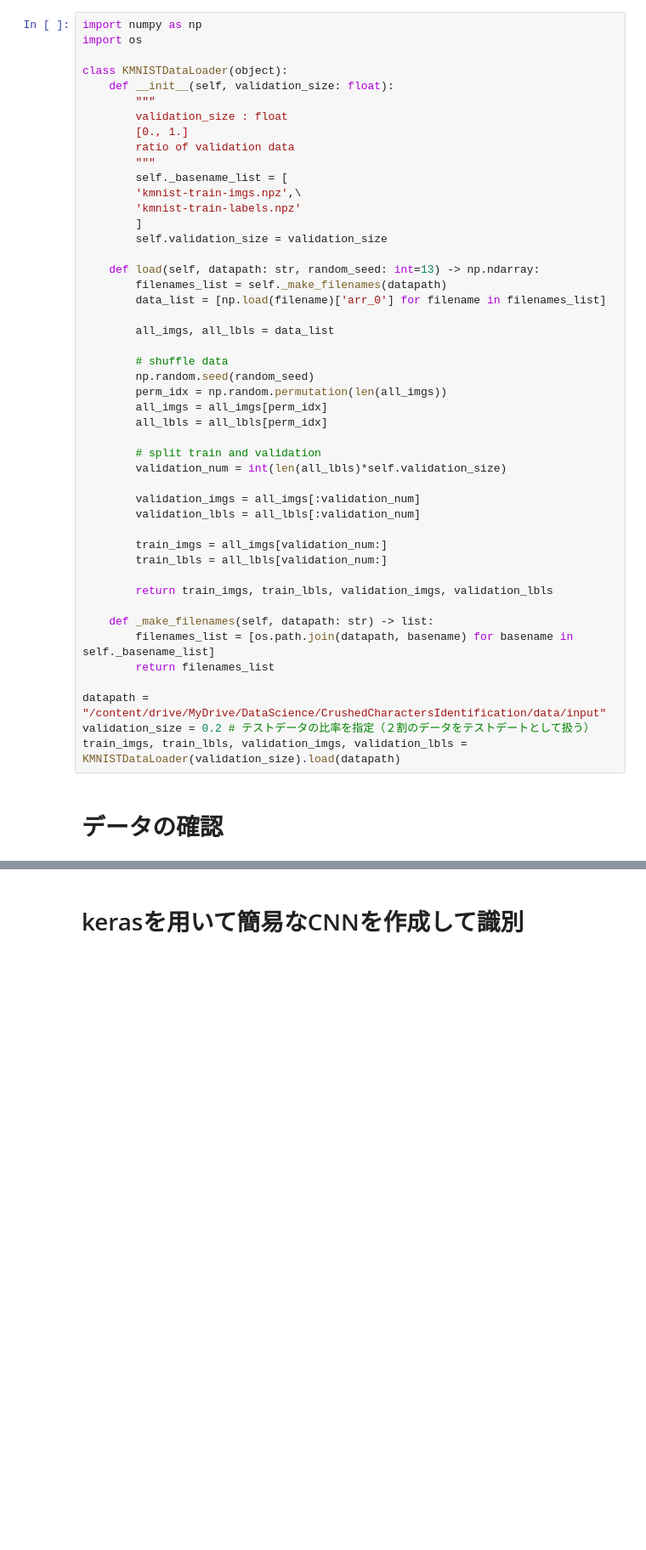
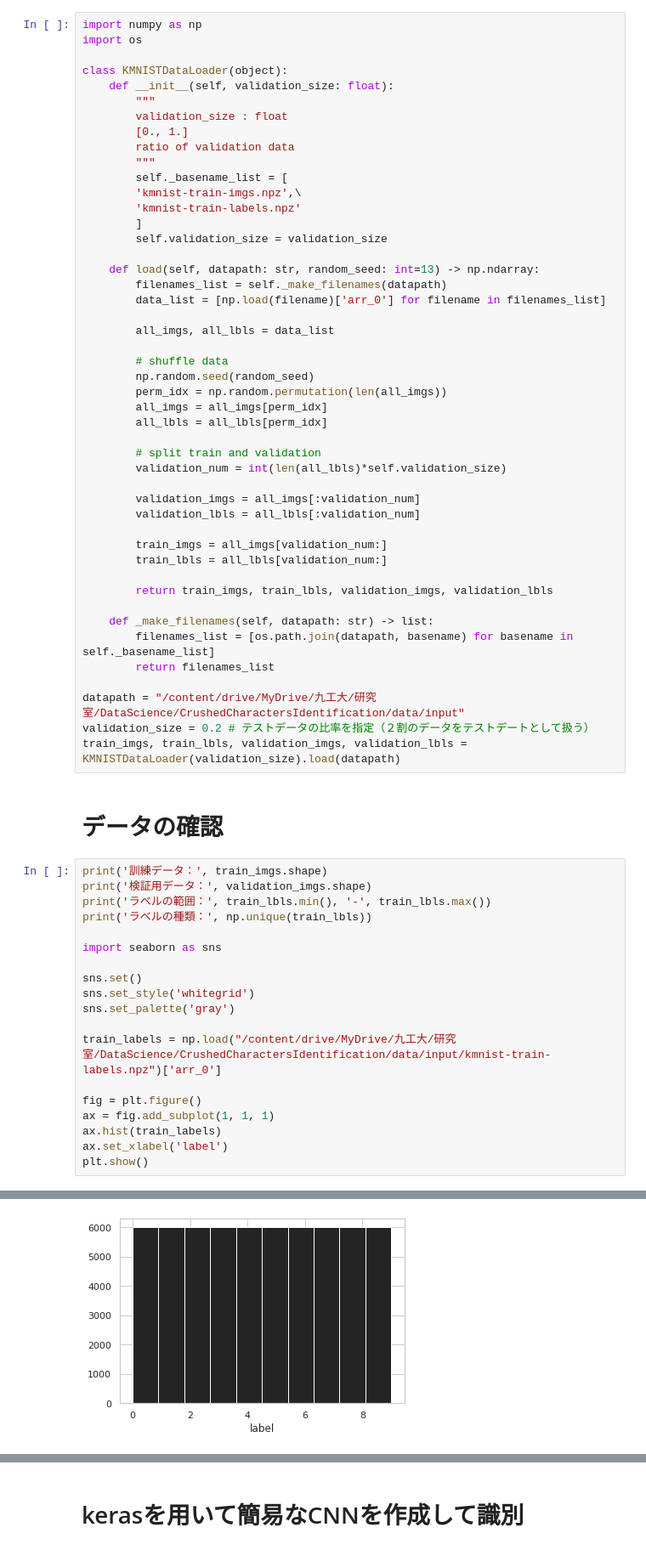
Before and after one commit to IshimotoTakara/CrushedCharactersIdentification, a Jupyter notebook: code.ipynb, the cells around one changed output, grey strips where cells are left out. Shown: that part at 85% size. Cells and saved outputs as stored; diff of their text form; blank space fills up the shorter version.

```diff
--- a/code.ipynb
+++ b/code.ipynb
@@ -54,8 +60,28 @@ class KMNISTDataLoader(object):
         filenames_list = [os.path.join(datapath, basename) for basename in self._basename_list]
         return filenames_list
 
-datapath = "/content/drive/MyDrive/DataScience/CrushedCharactersIdentification/data/input"
+datapath = "/content/drive/MyDrive/九工大/研究室/DataScience/CrushedCharactersIdentification/data/input"
 validation_size = 0.2 # テストデータの比率を指定（２割のデータをテストデートとして扱う）
 train_imgs, train_lbls, validation_imgs, validation_lbls = KMNISTDataLoader(validation_size).load(datapath)
 # %% [markdown]
 # データの確認
+# %%
+print('訓練データ：', train_imgs.shape)
+print('検証用データ：', validation_imgs.shape)
+print('ラベルの範囲：', train_lbls.min(), '-', train_lbls.max())
+print('ラベルの種類：', np.unique(train_lbls))
+
+import seaborn as sns
+
+sns.set()
+sns.set_style('whitegrid')
+sns.set_palette('gray')
+
+train_labels = np.load("/content/drive/MyDrive/九工大/研究室/DataScience/CrushedCharactersIdentification/data/input/kmnist-train-labels.npz")['arr_0']
+
+fig = plt.figure()
+ax = fig.add_subplot(1, 1, 1)
+ax.hist(train_labels)
+ax.set_xlabel('label')
+plt.show()
+# %% [output]
@@ -62,3 +92,4 @@ train_imgs, train_lbls, validation_imgs, validation_lbls = KMNISTDataLoader(vali
+[figure, added]
 # %%
 import numpy as np
 import matplotlib.pyplot as plt
```
Also changed, not shown: parts of 17 cells of this notebook.
